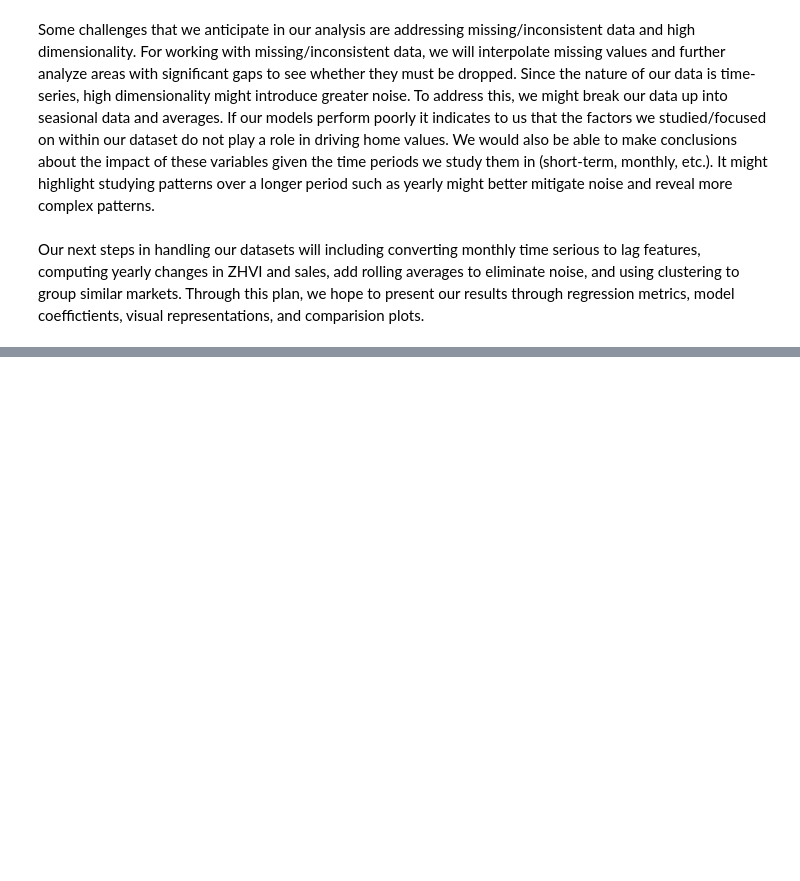
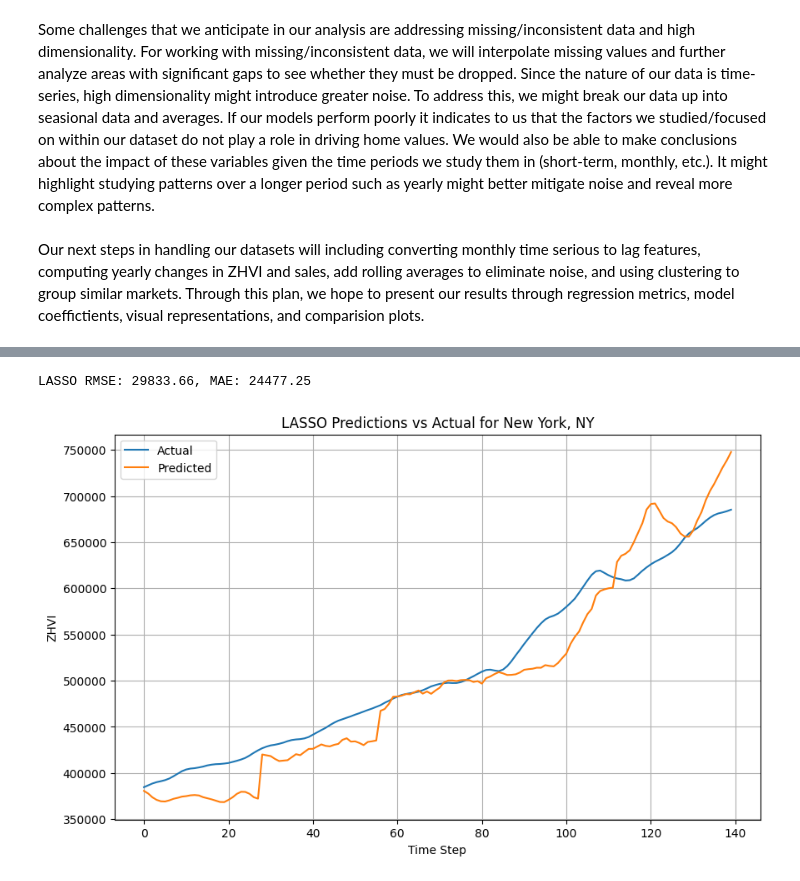
Before and after one commit to vaneeshagupta/ds3001-sp25-project, a Jupyter notebook: DS3001_01_Project_Wrangling_EDA.ipynb, the cells around one changed output, grey strips where cells are left out. Cells and saved outputs as stored; diff of their text form; code cells hidden in the pictures; blank space fills up the shorter version.

```diff
--- a/DS3001_01_Project_Wrangling_EDA.ipynb
+++ b/DS3001_01_Project_Wrangling_EDA.ipynb
@@ -276,10 +339,0 @@ plt.show()
-# %%
-# Trying Random Forest
-rf = RandomForestRegressor(n_estimators=100, random_state=42)
-rf.fit(X, y)
-plt.figure(figsize=(12, 4))
-plt.bar(range(len(X.columns)), rf.feature_importances_)
-plt.title("Feature Importance (Random Forest)")
-plt.xlabel("Feature Index")
-plt.ylabel("Importance")
-plt.show()
@@ -291,11 +340,28 @@ print(f"Random Forest RMSE: {rmse_rf:.2f}, MAE: {mae_rf:.2f}")
 # %%
-# Plot predicted vs actual for RF
+# --- LASSO Regression ---
+y_true_lasso, y_pred_lasso = [], []
+lasso_pipeline = make_pipeline(StandardScaler(), LassoCV(cv=5, max_iter=10000))
+for train_idx, test_idx in tscv.split(X):
+    X_train, X_test = X.iloc[train_idx], X.iloc[test_idx]
+    y_train, y_test = y.iloc[train_idx], y.iloc[test_idx]
+    lasso_pipeline.fit(X_train, y_train)
+    y_pred = lasso_pipeline.predict(X_test)
+    y_true_lasso.extend(y_test)
+    y_pred_lasso.extend(y_pred)
+
+rmse_lasso = sqrt(mean_squared_error(y_true_lasso, y_pred_lasso))
+mae_lasso = mean_absolute_error(y_true_lasso, y_pred_lasso)
+print(f"LASSO RMSE: {rmse_lasso:.2f}, MAE: {mae_lasso:.2f}")
+
 plt.figure(figsize=(10, 6))
-plt.plot(range(len(y_true_rf)), y_true_rf, label='Actual')
-plt.plot(range(len(y_pred_rf)), y_pred_rf, label='Predicted')
-plt.title(f"Random Forest Predictions vs Actual for {metro}")
+plt.plot(range(len(y_true_lasso)), y_true_lasso, label='Actual')
+plt.plot(range(len(y_pred_lasso)), y_pred_lasso, label='Predicted')
+plt.title(f"LASSO Predictions vs Actual for {metro}")
 plt.xlabel("Time Step")
 plt.ylabel("ZHVI")
 plt.legend()
 plt.grid(True)
 plt.show()
+# %% [output]
+LASSO RMSE: 29833.66, MAE: 24477.25
+[figure, added]
```
Also changed, not shown: parts of 15 cells of this notebook, 1 other file.
